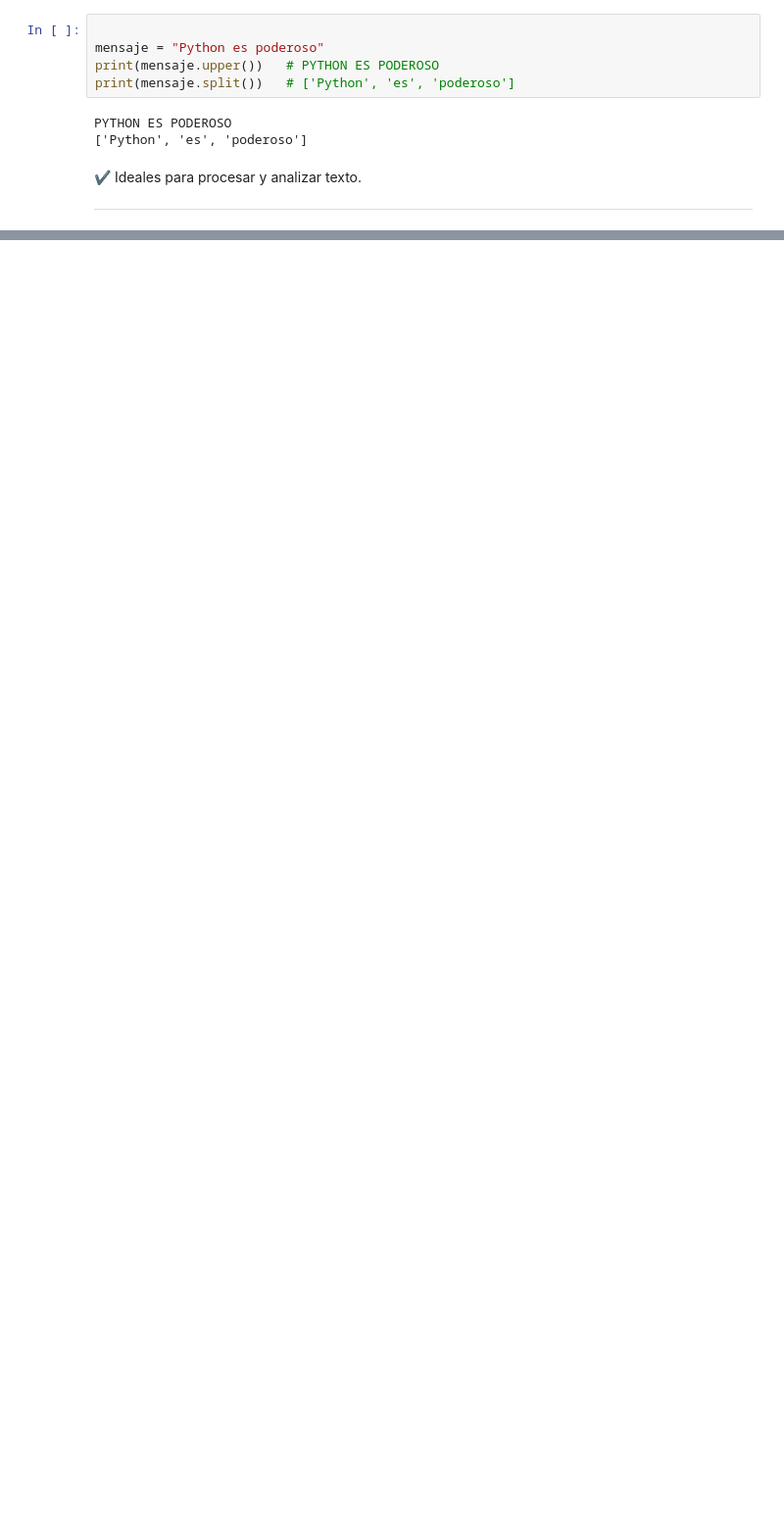
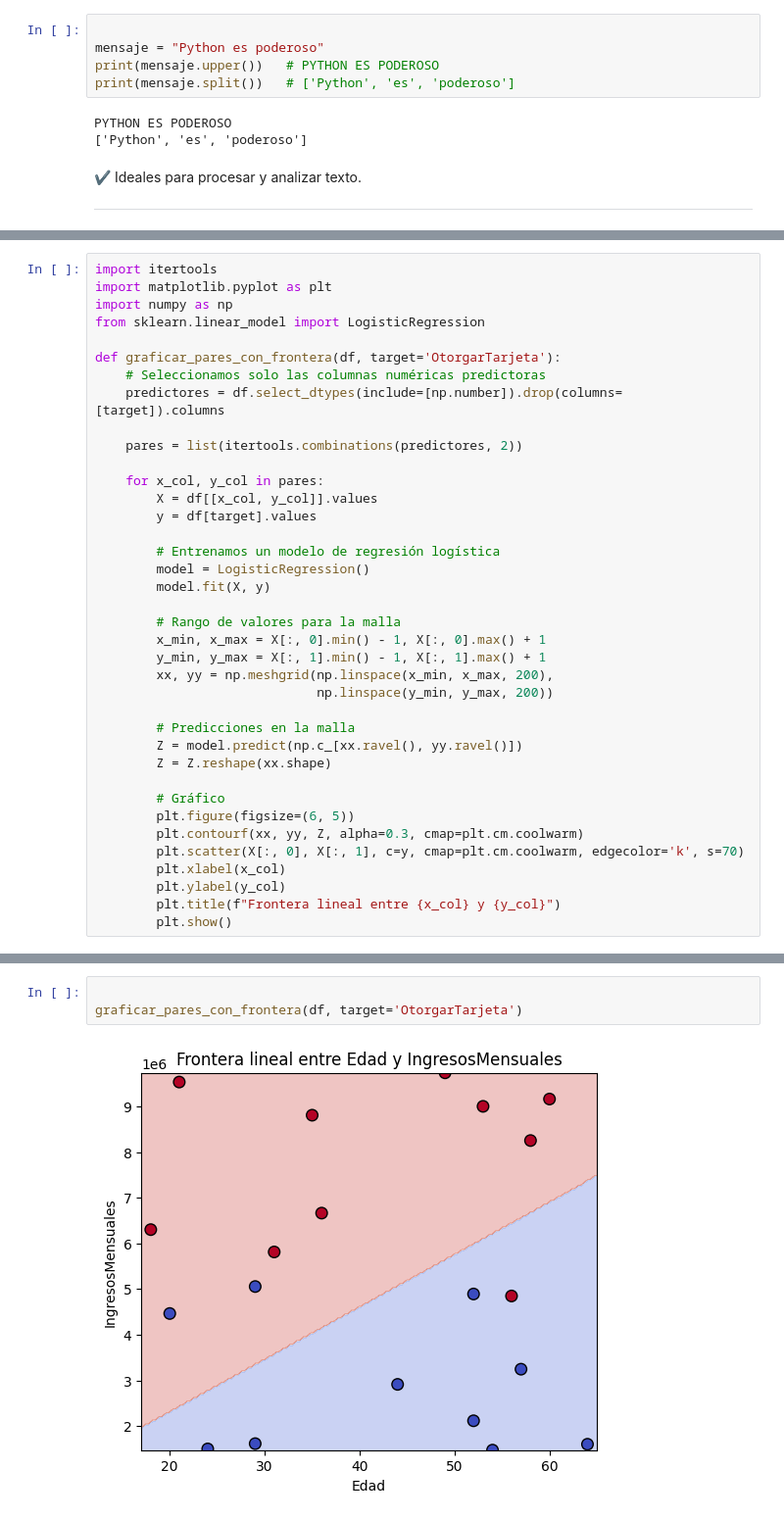
Before and after one commit to marco-canas/ml_dl_intro, a Jupyter notebook: 2_planificacion/3_dl/geron/10_chapter/pag_307_geron_ed_2/pagina_307.ipynb, the cells around one changed output, grey strips where cells are left out. Shown at 98% size. Cells and saved outputs as stored; diff of their text form; blank space fills up the shorter version.

```diff
--- a/2_planificacion/3_dl/geron/10_chapter/pag_307_geron_ed_2/pagina_307.ipynb
+++ b/2_planificacion/3_dl/geron/10_chapter/pag_307_geron_ed_2/pagina_307.ipynb
@@ -561,0 +745,38 @@ En equipos de 3:
+# %%
+import itertools
+import matplotlib.pyplot as plt
+import numpy as np
+from sklearn.linear_model import LogisticRegression
+
+def graficar_pares_con_frontera(df, target='OtorgarTarjeta'):
+    # Seleccionamos solo las columnas numéricas predictoras
+    predictores = df.select_dtypes(include=[np.number]).drop(columns=[target]).columns
+
+    pares = list(itertools.combinations(predictores, 2))
+
+    for x_col, y_col in pares:
+        X = df[[x_col, y_col]].values
+        y = df[target].values
+
+        # Entrenamos un modelo de regresión logística
+        model = LogisticRegression()
+        model.fit(X, y)
+
+        # Rango de valores para la malla
+        x_min, x_max = X[:, 0].min() - 1, X[:, 0].max() + 1
+        y_min, y_max = X[:, 1].min() - 1, X[:, 1].max() + 1
+        xx, yy = np.meshgrid(np.linspace(x_min, x_max, 200),
+                             np.linspace(y_min, y_max, 200))
+
+        # Predicciones en la malla
+        Z = model.predict(np.c_[xx.ravel(), yy.ravel()])
+        Z = Z.reshape(xx.shape)
+
+        # Gráfico
+        plt.figure(figsize=(6, 5))
+        plt.contourf(xx, yy, Z, alpha=0.3, cmap=plt.cm.coolwarm)
+        plt.scatter(X[:, 0], X[:, 1], c=y, cmap=plt.cm.coolwarm, edgecolor='k', s=70)
+        plt.xlabel(x_col)
+        plt.ylabel(y_col)
+        plt.title(f"Frontera lineal entre {x_col} y {y_col}")
+        plt.show()
@@ -561,0 +788,5 @@ En equipos de 3:
+# %%
+
+graficar_pares_con_frontera(df, target='OtorgarTarjeta')
+# %% [output]
+[figure, added]
```
Also changed, not shown: parts of 59 cells of this notebook, 2 other files.
